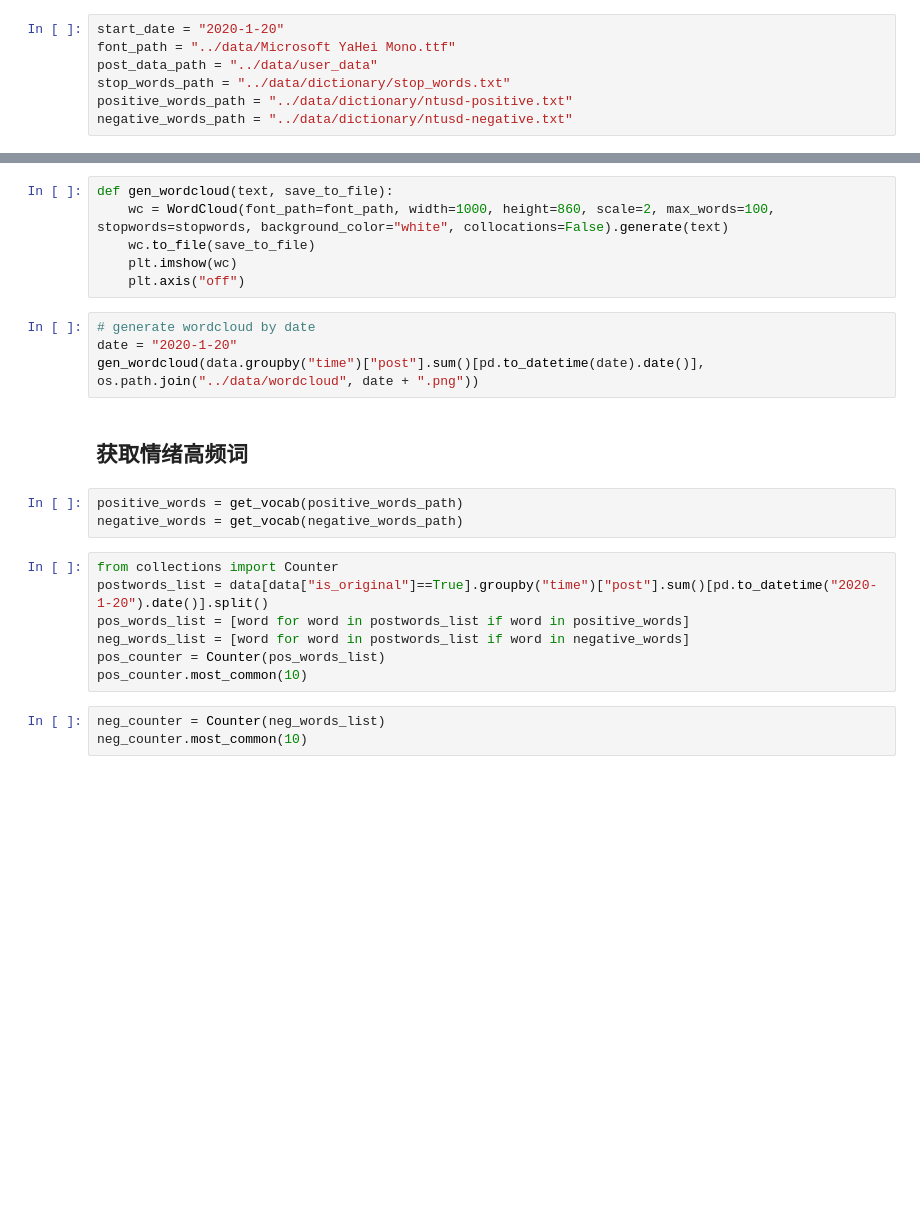
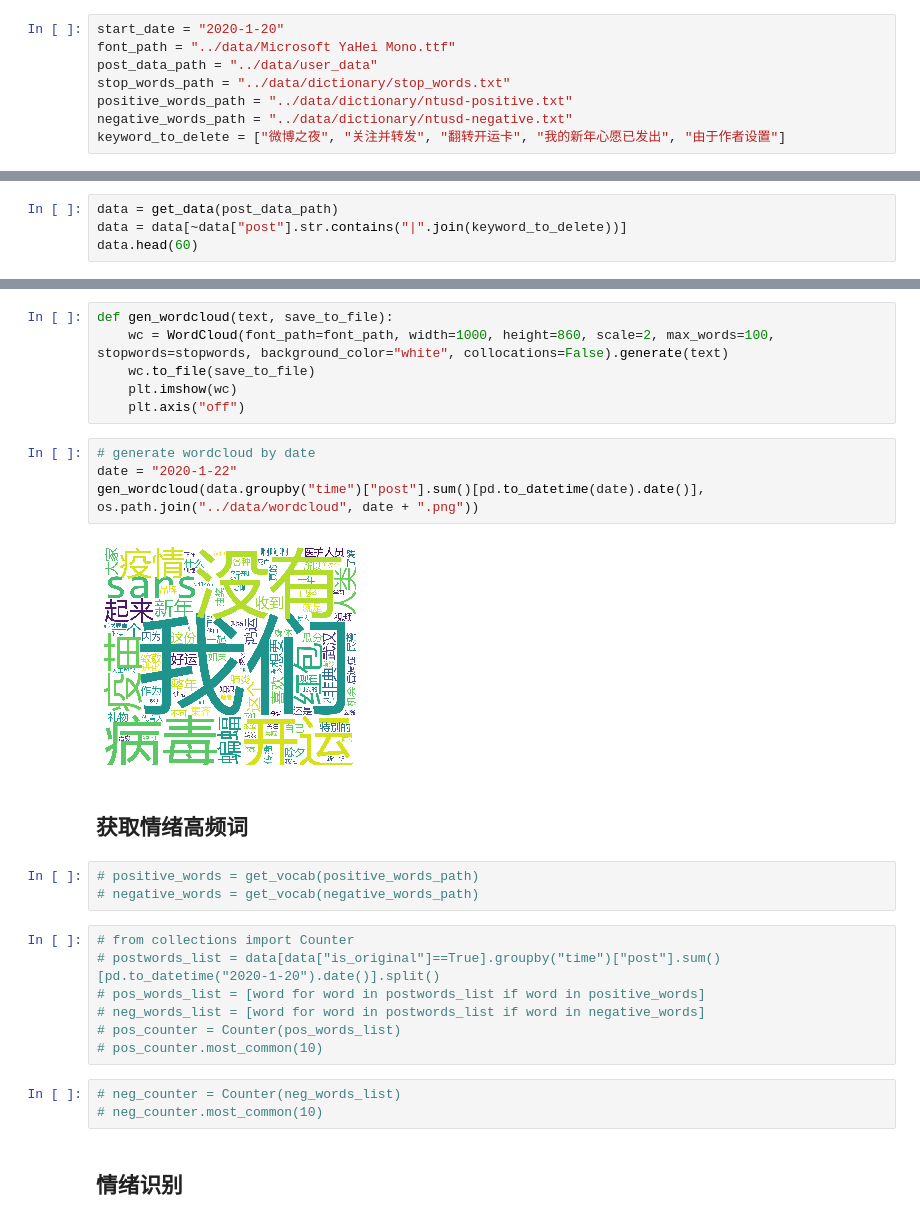
Before and after one commit to const7/Emotion-Contagion, a Jupyter notebook: code/weibo_user.ipynb, the cells around one changed output, grey strips where cells are left out. Drawn from its saved outputs; the diff is of its cells as text; blank space fills up the shorter version.

Commit message:
finish data clean

```diff
--- a/code/weibo_user.ipynb
+++ b/code/weibo_user.ipynb
@@ -19,6 +20,7 @@ post_data_path = "../data/user_data"
 stop_words_path = "../data/dictionary/stop_words.txt"
 positive_words_path = "../data/dictionary/ntusd-positive.txt"
 negative_words_path = "../data/dictionary/ntusd-negative.txt"
+keyword_to_delete = ["微博之夜", "关注并转发", "翻转开运卡", "我的新年心愿已发出", "由于作者设置"]
 # %%
 #显示所有列
 pd.set_option('display.max_columns', None)
@@ -90,0 +52,4 @@ data.head(20)
+# %%
+data = get_data(post_data_path)
+data = data[~data["post"].str.contains("|".join(keyword_to_delete))]
+data.head(60)
@@ -170,20 +158,24 @@ def gen_wordcloud(text, save_to_file):
     plt.axis("off")
 # %%
 # generate wordcloud by date
-date = "2020-1-20"
+date = "2020-1-22"
 gen_wordcloud(data.groupby("time")["post"].sum()[pd.to_datetime(date).date()], os.path.join("../data/wordcloud", date + ".png"))
+# %% [output]
+[figure, added]
 # %% [markdown]
 ## 获取情绪高频词
 # %%
-positive_words = get_vocab(positive_words_path)
-negative_words = get_vocab(negative_words_path)
+# positive_words = get_vocab(positive_words_path)
+# negative_words = get_vocab(negative_words_path)
 # %%
-from collections import Counter
-postwords_list = data[data["is_original"]==True].groupby("time")["post"].sum()[pd.to_datetime("2020-1-20").date()].split()
-pos_words_list = [word for word in postwords_list if word in positive_words]
-neg_words_list = [word for word in postwords_list if word in negative_words]
-pos_counter = Counter(pos_words_list)
-pos_counter.most_common(10)
+# from collections import Counter
+# postwords_list = data[data["is_original"]==True].groupby("time")["post"].sum()[pd.to_datetime("2020-1-20").date()].split()
+# pos_words_list = [word for word in postwords_list if word in positive_words]
+# neg_words_list = [word for word in postwords_list if word in negative_words]
+# pos_counter = Counter(pos_words_list)
+# pos_counter.most_common(10)
 # %%
-neg_counter = Counter(neg_words_list)
-neg_counter.most_common(10)
+# neg_counter = Counter(neg_words_list)
+# neg_counter.most_common(10)
+# %% [markdown]
+## 情绪识别
```
Also changed, not shown: parts of 14 cells of this notebook, 13 other files.
